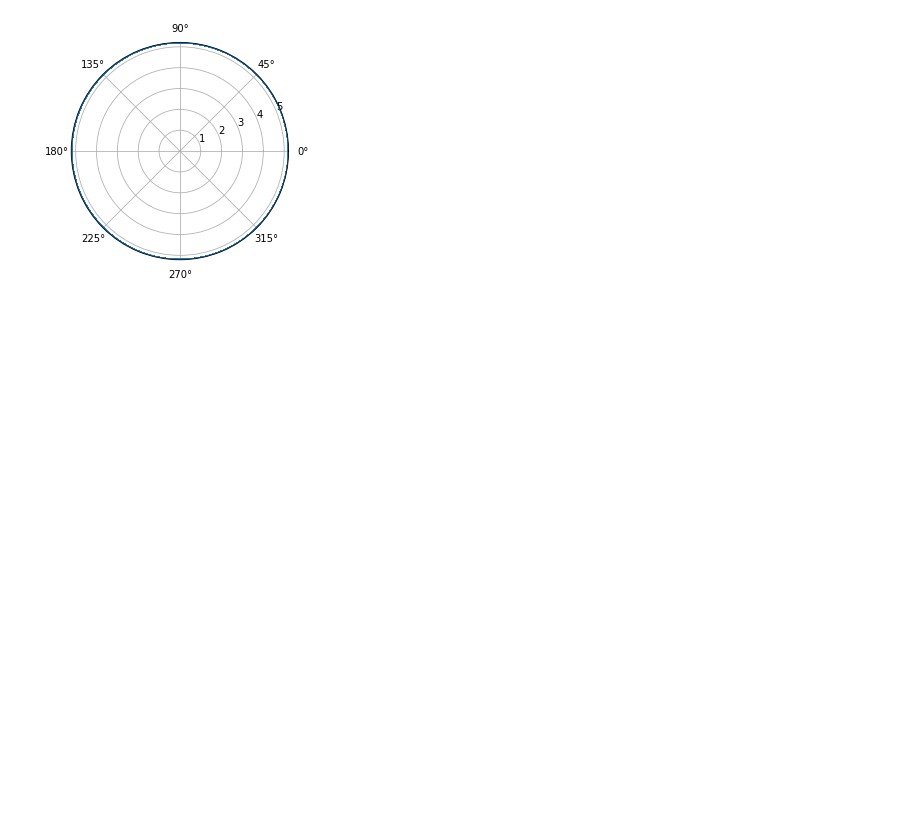
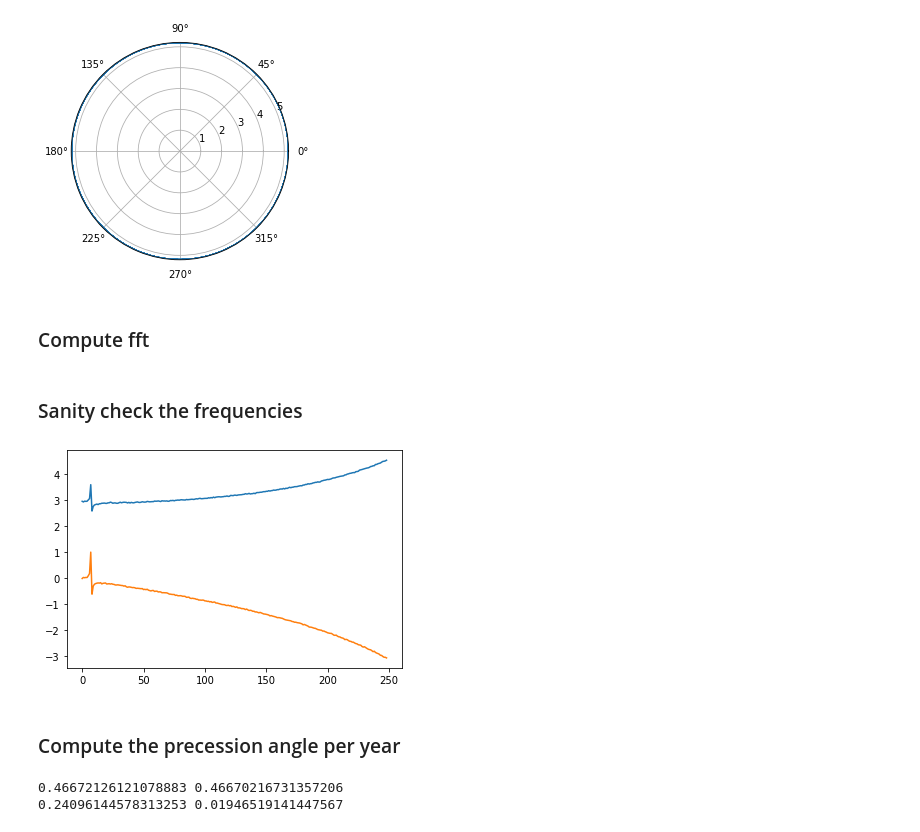
Before and after one commit to codiphy-org/precession, a Jupyter notebook: precession.ipynb, the cells around one changed output. Saved outputs shown, nothing was run; the diff lists cells and outputs as text; code cells hidden in the pictures; blank space fills up the shorter version.

```diff
--- a/precession.ipynb
+++ b/precession.ipynb
@@ -168,0 +164,5 @@ df.head(50)
+# %%
+model = rf()
+model.fit(df["time"].to_numpy().reshape(-1, 1), df["r_m"].to_numpy())
+model_theta = rf()
+model_theta.fit(df["time"].to_numpy().reshape(-1, 1), df["theta_m"].to_numpy())
@@ -168,0 +173,7 @@ df.head(50)
+# %%
+t_start = df["time"].iloc[0]
+t_end = df["time"].iloc[-1]
+
+t_sample = np.arange(t_start, t_end, (t_end - t_start)/100000)
+r_m_fit = model.predict(np.array(t_sample).reshape(-1, 1))
+theta_m_fit = model_theta.predict(np.array(t_sample).reshape(-1, 1))
@@ -178,3 +193,36 @@ ax.plot(df["theta_p"], df["r_p"])
 plt.show()
 # %% [output]
 [figure]
+# %% [markdown]
+### Compute fft
+# %%
+frequencies = np.array(fft.rfft(r_m_fit))
+# %% [markdown]
+### Sanity check the frequencies
+# %%
+plt.plot(frequencies.real[1:250])
+plt.plot(frequencies.imag[1:250])
+plt.show()
+# %% [output]
+[figure, added]
+# %% [markdown]
+### Compute the precession angle per year
+# %%
+coeff_max_r = np.argmax(frequencies.real[1:])
+total_time = t_sample[-1] - t_sample[0]
+# Time period between two maxima of r_m
+r_m_period = total_time / (coeff_max_r)
+# Difference in angle for an r_m time period
+# Pick a time when r_m is max.
+max_r_m_index = np.argmax(r_m_fit)
+
+start_time = t_sample[max_r_m_index]
+end_time = start_time + r_m_period
+
+[start_theta, end_theta] = model_theta.predict([[start_time], [end_time]])
+[r_m_1, r_m_2] = model.predict([[start_time], [end_time]])
+print(f"{r_m_1} {r_m_2}")
+print(f"{r_m_period} {end_theta - start_theta - 2 * np.pi}")
+# %% [output]
+0.46672126121078883 0.46670216731357206
+0.24096144578313253 0.01946519141447567
```
Also changed, not shown: parts of 9 cells of this notebook, 2 other files.
